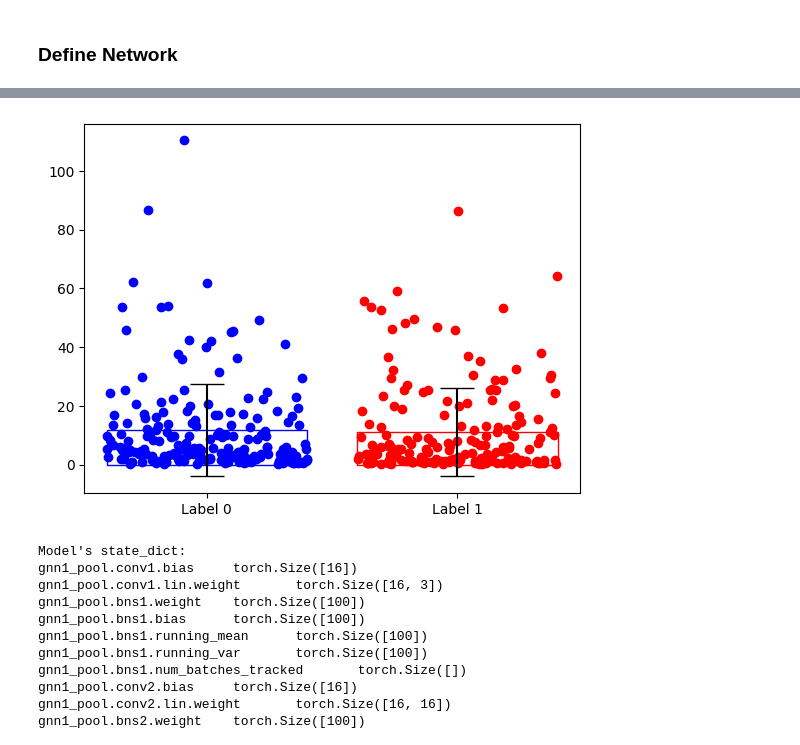
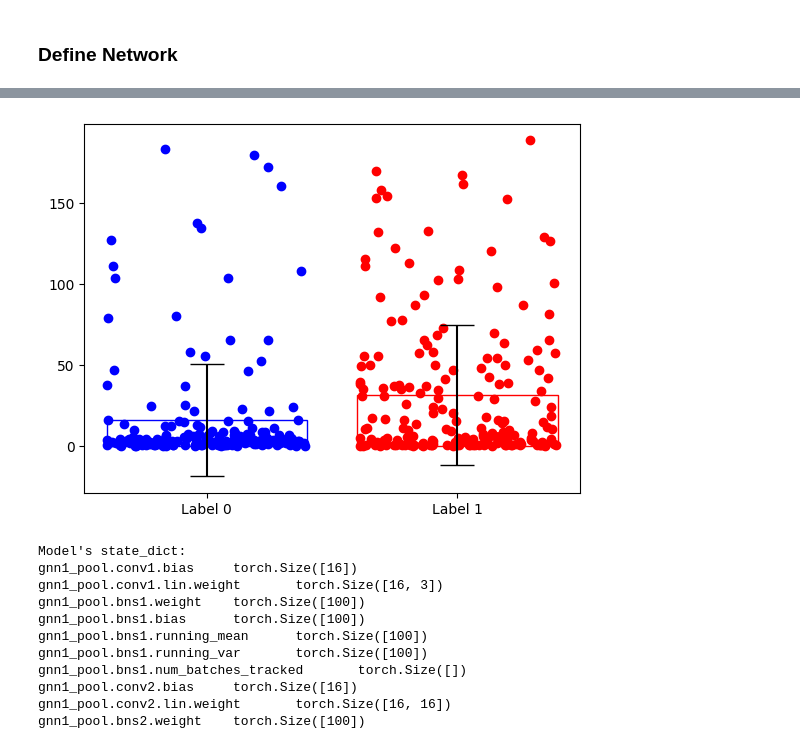
Before and after one commit to TomyjBerg/ADLProtProject, a Jupyter notebook: model_siamese.ipynb, the cells around one changed output, grey strips where cells are left out. Drawn from its saved outputs; the diff is of its cells as text; code cells hidden in the pictures.

Commit message:
Commit after discussion wih david (12/12)

```diff
--- a/model_siamese.ipynb
+++ b/model_siamese.ipynb
@@ -15,8 +15,10 @@ from torch_geometric.nn import DenseGCNConv, dense_diff_pool
 from torch_geometric.utils import dense_to_sparse
 import math
 # %%
-data_dir_1 = 'C:/Users/david/pyproj/pyg/adl/patch_label_1'
-data_dir_0 = 'C:/Users/david/pyproj/pyg/adl/patch_label_0'
+#data_dir_1 = 'C:/Users/david/pyproj/pyg/adl/patch_label_1'
+#data_dir_0 = 'C:/Users/david/pyproj/pyg/adl/patch_label_0'
+data_dir_1 = 'C:/Users/thoma/OneDrive - ZHAW/ProteinSurfaces/patch_label_1'
+data_dir_0 = 'C:/Users/thoma/OneDrive - ZHAW/ProteinSurfaces/patch_label_0'
 # %%
 from c_PatchDataset import PatchDataset
 dataset = PatchDataset(data_dir_label_0 = data_dir_0,  data_dir_label_1=data_dir_1,  neg_pos_ratio=1)
@@ -240,9 +242,9 @@ class ContrastiveLoss(torch.nn.Module):
 
         mdist = self.margin - dist #negative euclidean distance - margin = 0.3 = -2
         #print(mdist)
-        dist = torch.clamp(mdist, min=0.0) # only distances <margin will be still positive here = 0.3 = 0
+        dist_marg = torch.clamp(mdist, min=0.0) # only distances <margin will be still positive here = 0.3 = 0
         #print(dist)
-        loss = y * dist_sq + (1 - y) * torch.pow(dist, 2)
+        loss =  (1 - y) * torch.pow(dist, 2) + y * torch.pow(dist_marg,2)
 
         # What happens to a pair with squared euclid dist (dist_sq) of 0.5
         # if label = 0 --> 0 + squared clampled euclid distance --> loss = 0.3^2
@@ -253,6 +255,7 @@ class ContrastiveLoss(torch.nn.Module):
         # if label = 1 --> squared euclidean distance + 0 --> loss = 9
 
         #print(loss)
+        #loss = torch.sum(loss) / 2.0
         loss = torch.sum(loss) / 2.0 / x0.size()[0]
         #print(loss)
         return loss
@@ -262,7 +265,7 @@ print(device)
 model = DiffPool(num_nodes = 100).to(device)
 criterion = ContrastiveLoss()
 optimizer = torch.optim.Adam(model.parameters(), lr=0.001)
-
+num_epochs = 30
 
 def train(epoch):
     batch = 0
@@ -345,8 +348,8 @@ for epoch in range(1, num_epochs+1):
 
 
     validation_results = test(val_loader)
-    validation_distances_lab0.append(train_results[0])
-    validation_distances_lab1.append(train_results[1])
+    validation_distances_lab0.append(validation_results[0])
+    validation_distances_lab1.append(validation_results[1])
     validation_losses.append(validation_results[2])
     validation_labels.append(validation_results[3])
 
@@ -405,7 +413,7 @@ def compare_euclid_distances(distances_lab0, distances_lab1):
 # %%
-compare_euclid_distances(train_distances_lab0[9], train_distances_lab1[9])
+compare_euclid_distances(train_distances_lab0[15], train_distances_lab1[15])
 # %% [output]
-[figure, old version]
+[figure, new version]
 # %%
 # Print model's state_dict
 print("Model's state_dict:")
```
Also changed, not shown: parts of 5 cells of this notebook, 3 other files.
